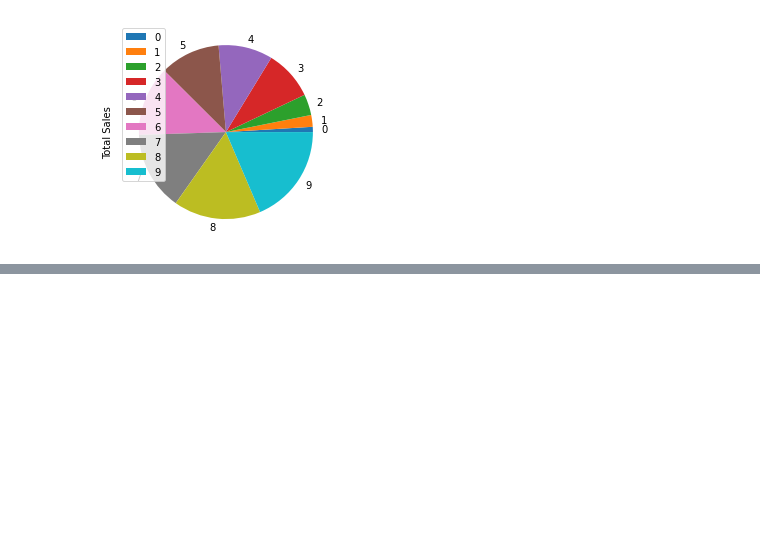
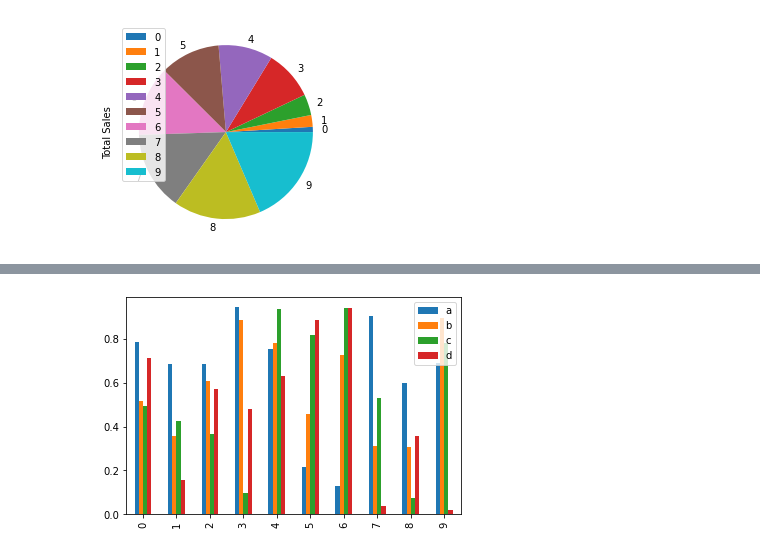
Before and after one commit to yashlad27/Machine_Learning_Data_Science, a Jupyter notebook: Matplotlib/matplotlib_notebook.ipynb, the cells around one changed output, grey strips where cells are left out. Cells and saved outputs as stored; diff of their text form; code cells hidden in the pictures; blank space fills up the shorter version.

```diff
--- a/Matplotlib/matplotlib_notebook.ipynb
+++ b/Matplotlib/matplotlib_notebook.ipynb
@@ -354,0 +390,4 @@ car_sales.plot(x="Price", y="Total Sales", kind="pie");
+# %%
+df.plot(kind="bar");
+# %% [output]
+[figure, added]
```
Also changed, not shown: parts of 9 cells of this notebook.
